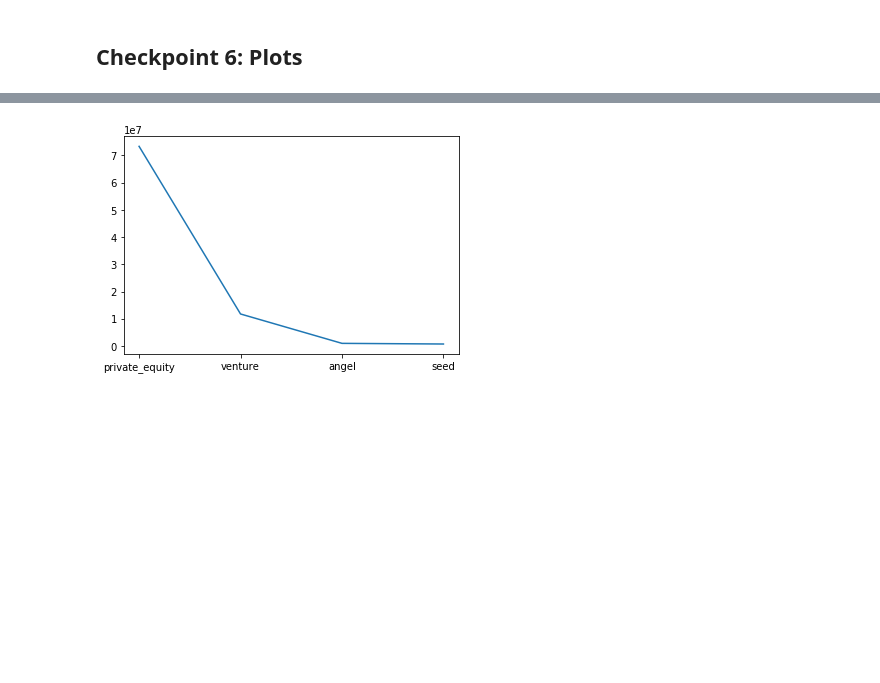
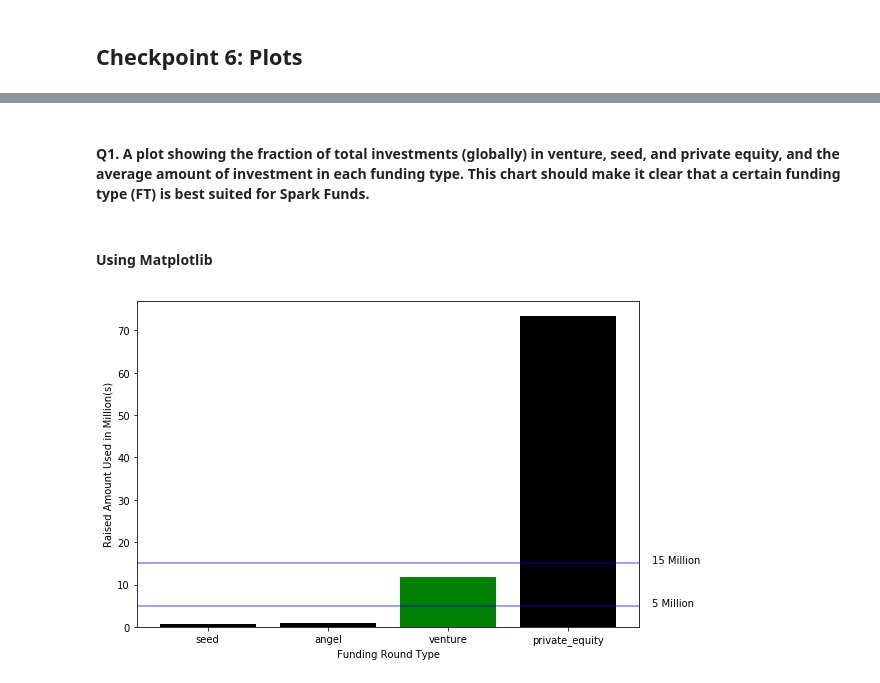
Before and after one commit to ab9bhatia/PythonScripts, a Jupyter notebook: scripts/Spark_Funds_Project.ipynb, the cells around one changed output, grey strips where cells are left out. Cells and saved outputs as stored; diff of their text form; code cells hidden in the pictures; blank space fills up the shorter version.

```diff
--- a/scripts/Spark_Funds_Project.ipynb
+++ b/scripts/Spark_Funds_Project.ipynb
@@ -473,17 +464,39 @@ master_frame.head()
-# %%
-selected_funding_round_type = ['venture','angel','seed','private_equity']
-plot_frame = master_frame.loc[master_frame.funding_round_type.isin(selected_funding_round_type)]
-plot_frame = plot_frame.groupby('funding_round_type')['raised_amount_usd'].mean().sort_values(ascending=False).reset_index()
-
-
-
-x = range(len(plot_frame.funding_round_type))
-y = plot_frame.raised_amount_usd
-
-plt.plot(x, y)
-
-plt.xticks(x, plot_frame.funding_round_type)
-
-plt.show()
-# %% [output]
-[figure, removed]
+# %% [markdown]
+#### Q1. A plot showing the fraction of total investments (globally) in venture, seed, and private equity, and the average amount of investment in each funding type. This chart should make it clear that a certain funding type (FT) is best suited for Spark Funds.
+# %% [markdown]
+#### Using Matplotlib
+# %%
+selected_funding_round_type = ['venture','angel','seed','private_equity']
+plot_frame = master_frame.loc[master_frame.funding_round_type.isin(selected_funding_round_type)]
+plot_frame = plot_frame.groupby('funding_round_type')['raised_amount_usd'].mean().sort_values(ascending=True).reset_index()
+cond = ((plot_frame.raised_amount_usd >= 5000000) & (plot_frame.raised_amount_usd <= 15000000))
+
+x = range(len(plot_frame.funding_round_type))
+y = plot_frame.raised_amount_usd/ 1000000
+
+plt.figure(figsize=(9,6))
+
+# Bar plot
+plt.bar(x,y,color=cond.map({True: 'g', False: 'k'}))
+# Color the funding round type with different color where raised amount used is between 5 to 15 million.
+
+# Labels
+plt.xlabel('Funding Round Type')
+plt.ylabel('Raised Amount Used in Million(s)')
+
+# Ticks
+plt.xticks(x, plot_frame.funding_round_type)
+
+# Horizontal Line
+plt.axhline(y=5, color='b', linestyle='-',alpha = 0.5)
+plt.text(max(x)+.7, 5,'5 Million')
+plt.axhline(y=15, color='b', linestyle='-',alpha = 0.5)
+plt.text(max(x)+.7, 15,'15 Million')
+
+# Save as image
+plt.savefig(dir_out+'Funding_Type.png',bbox_inches="tight")
+
+# Show plot
+plt.show()
+# %% [output]
+[figure, added]
```
Also changed, not shown: parts of 1 cell of this notebook, 1 other file.
